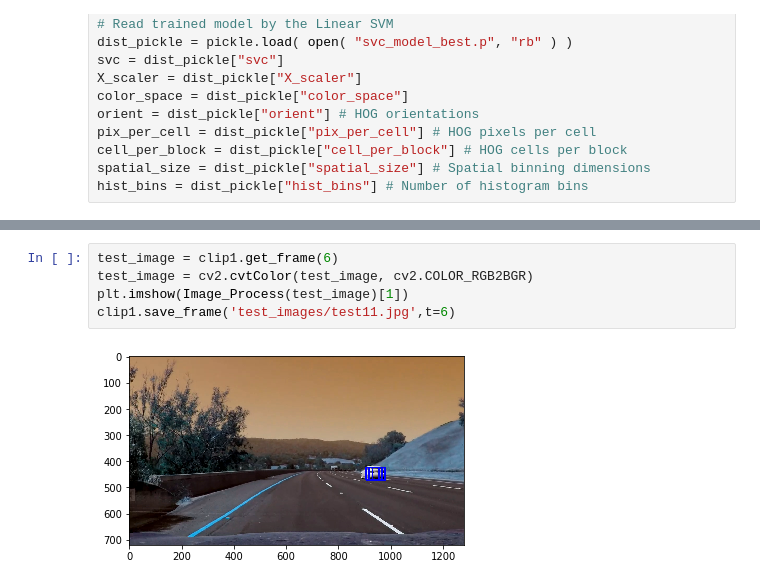
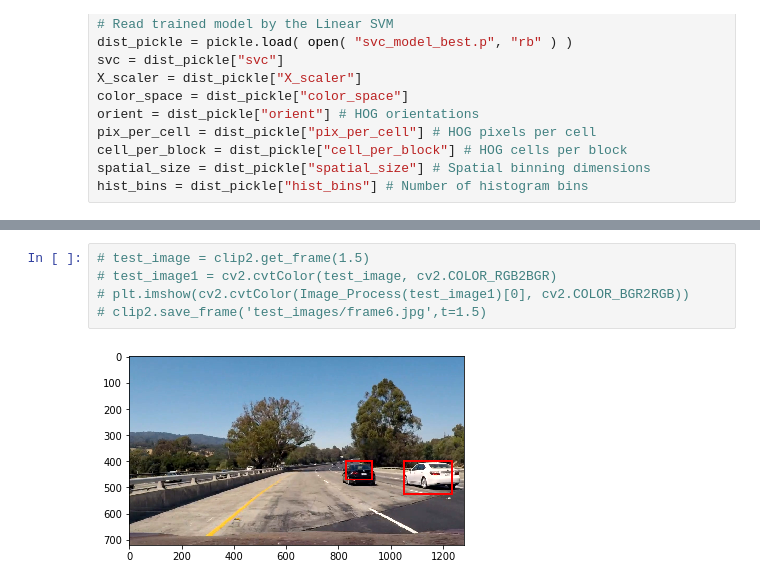
Before and after one commit to xiaohuieddie/Vehicle-Detection-and-Tracking, a Jupyter notebook: Video_Pipeline.ipynb, the cells around one changed output, grey strips where cells are left out. Cells and saved outputs as stored; diff of their text form.

```diff
--- a/Video_Pipeline.ipynb
+++ b/Video_Pipeline.ipynb
@@ -198,7 +137,7 @@ Clip.write_videofile(Output, audio=False)
 # %%
-test_image = clip1.get_frame(6)
-test_image = cv2.cvtColor(test_image, cv2.COLOR_RGB2BGR)
-plt.imshow(Image_Process(test_image)[1])
-clip1.save_frame('test_images/test11.jpg',t=6)
+# test_image = clip2.get_frame(1.5)
+# test_image1 = cv2.cvtColor(test_image, cv2.COLOR_RGB2BGR)
+# plt.imshow(cv2.cvtColor(Image_Process(test_image1)[0], cv2.COLOR_BGR2RGB))
+# clip2.save_frame('test_images/frame6.jpg',t=1.5)
 # %% [output]
-[figure, old version]
+[figure, new version]
```
Also changed, not shown: parts of 5 cells of this notebook, 18 other files.
